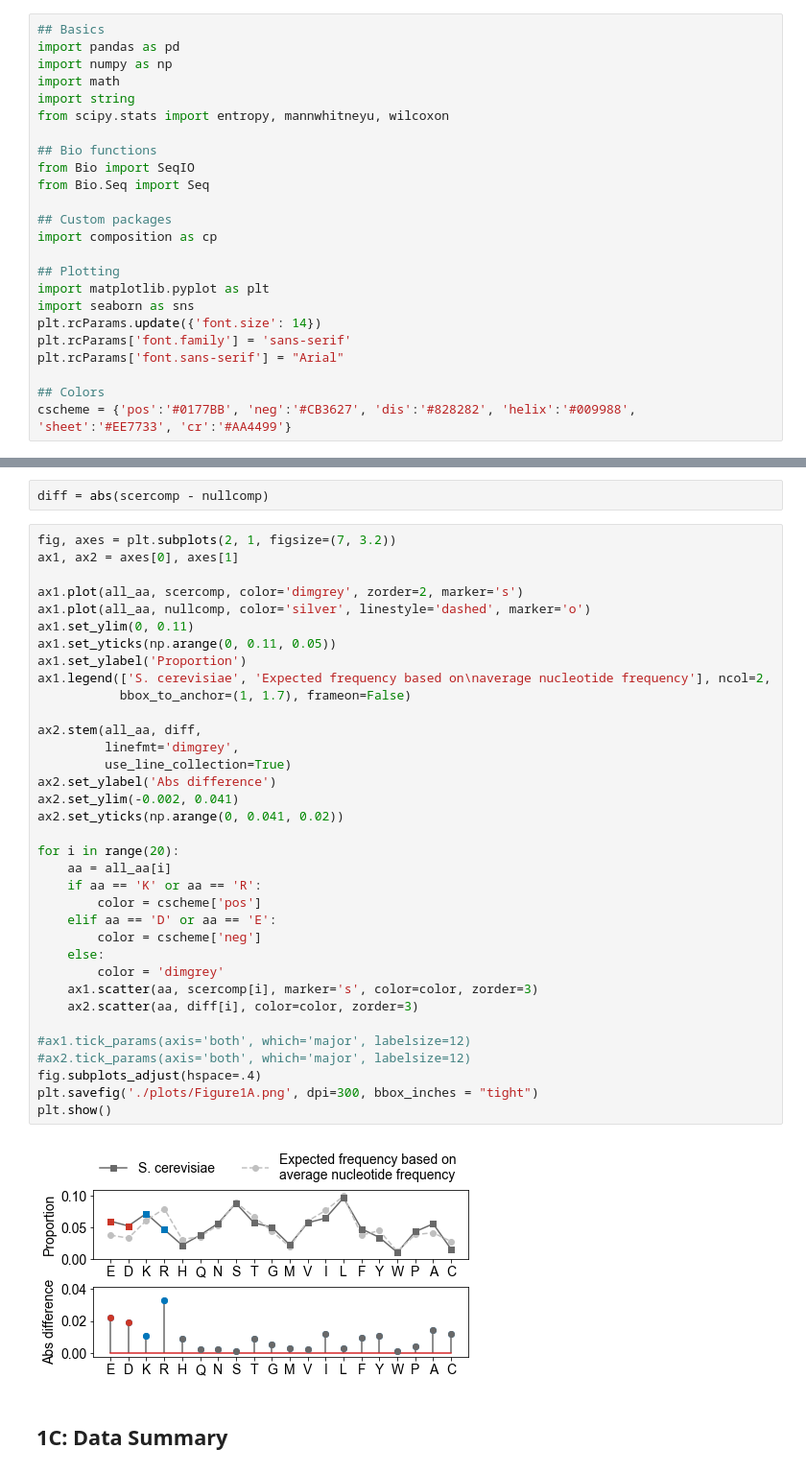
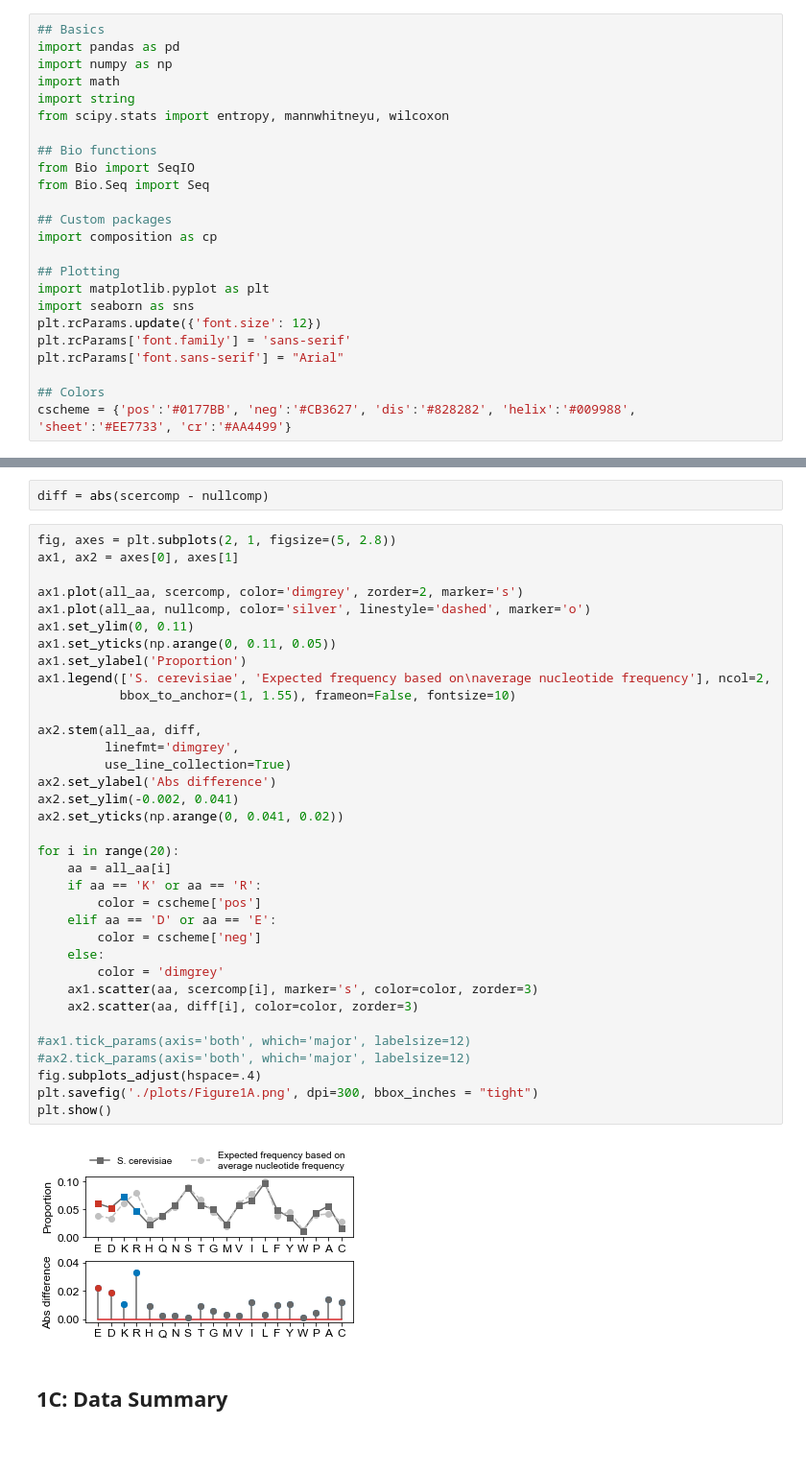
Before and after one commit to rosalindpan/hcrpaper, a Jupyter notebook: figures/Figure1.ipynb, the cells around one changed output, grey strips where cells are left out. Shown at 96% size. Saved outputs shown, nothing was run; the diff lists cells and outputs as text; blank space fills up the shorter version.

```diff
--- a/figures/Figure1.ipynb
+++ b/figures/Figure1.ipynb
@@ -21,7 +21,7 @@ import composition as cp
 ## Plotting
 import matplotlib.pyplot as plt
 import seaborn as sns
-plt.rcParams.update({'font.size': 14})
+plt.rcParams.update({'font.size': 12})
 plt.rcParams['font.family'] = 'sans-serif'
 plt.rcParams['font.sans-serif'] = "Arial"
 
@@ -212,42 +212,42 @@ nullcomp = nullcomp / np.sum(nullcomp)
 # %%
 diff = abs(scercomp - nullcomp)
 # %%
-fig, axes = plt.subplots(2, 1, figsize=(7, 3.2))
+fig, axes = plt.subplots(2, 1, figsize=(5, 2.8))
 ax1, ax2 = axes[0], axes[1]
 
 ax1.plot(all_aa, scercomp, color='dimgrey', zorder=2, marker='s')
 ax1.plot(all_aa, nullcomp, color='silver', linestyle='dashed', marker='o')
 ax1.set_ylim(0, 0.11)
 ax1.set_yticks(np.arange(0, 0.11, 0.05))
 ax1.set_ylabel('Proportion')
 ax1.legend(['S. cerevisiae', 'Expected frequency based on\naverage nucleotide frequency'], ncol=2,
-           bbox_to_anchor=(1, 1.7), frameon=False)
+           bbox_to_anchor=(1, 1.55), frameon=False, fontsize=10)
 
 ax2.stem(all_aa, diff,
          linefmt='dimgrey',
          use_line_collection=True)
 ax2.set_ylabel('Abs difference')
 ax2.set_ylim(-0.002, 0.041)
 ax2.set_yticks(np.arange(0, 0.041, 0.02))
 
 for i in range(20):
     aa = all_aa[i]
     if aa == 'K' or aa == 'R':
         color = cscheme['pos']
     elif aa == 'D' or aa == 'E':
         color = cscheme['neg']
     else:
         color = 'dimgrey'
     ax1.scatter(aa, scercomp[i], marker='s', color=color, zorder=3)
     ax2.scatter(aa, diff[i], color=color, zorder=3)
 
 #ax1.tick_params(axis='both', which='major', labelsize=12)
 #ax2.tick_params(axis='both', which='major', labelsize=12)
 fig.subplots_adjust(hspace=.4)
 plt.savefig('./plots/Figure1A.png', dpi=300, bbox_inches = "tight")
 plt.show()
 # %% [output]
-[figure, old version]
+[figure, new version]
 # %% [markdown]
 ## 1C: Data Summary
 # %%
```
Also changed, not shown: parts of 7 cells of this notebook, 31 other files.
